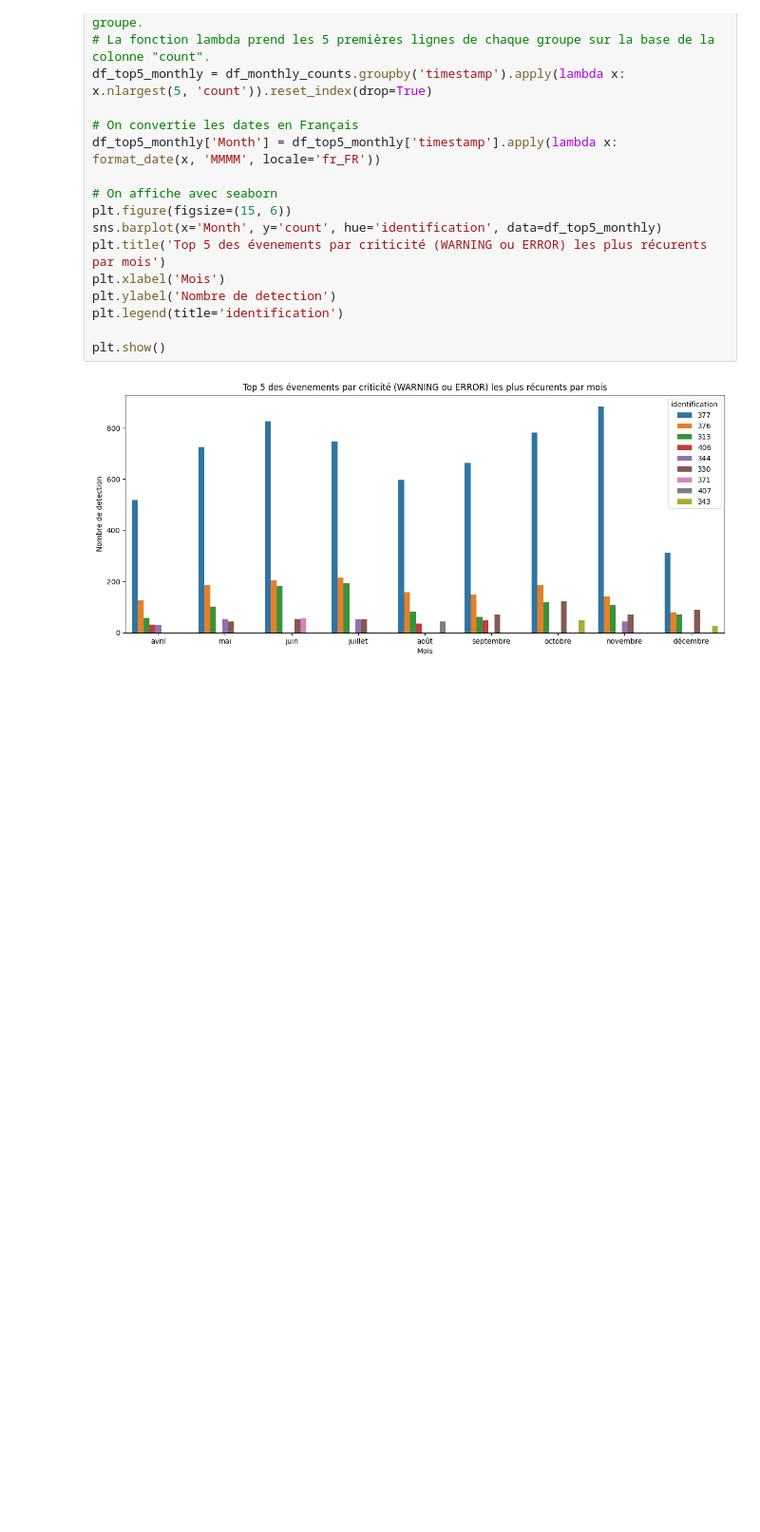
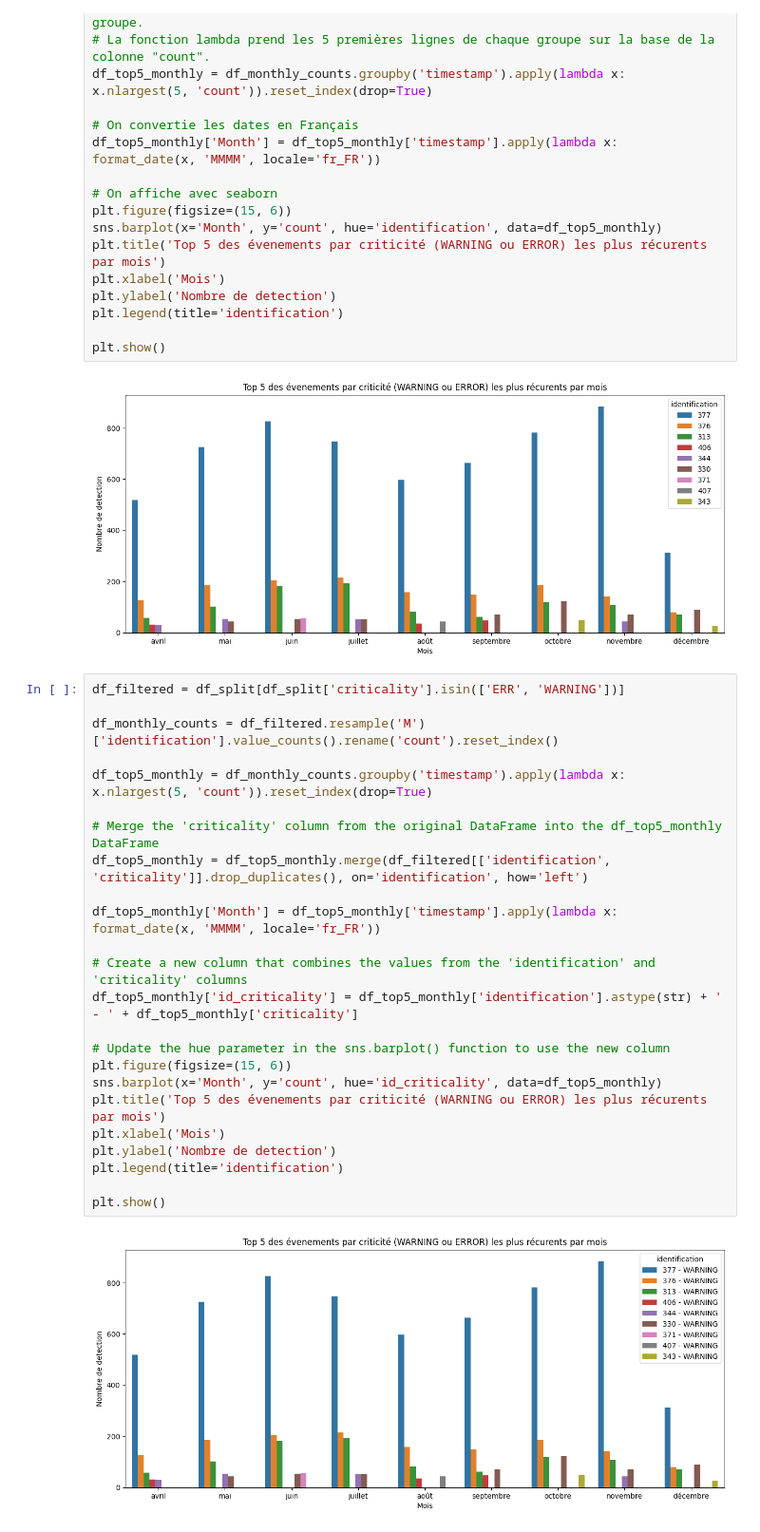
Before and after one commit to AranOribu/Prediction-Erreur-JetVarnish3DEvo, a Jupyter notebook: notebooks/data_explo_metrics_events_Allan.ipynb, the cells around one changed output. Shown at 95% size. Cells and saved outputs as stored; diff of their text form; blank space fills up the shorter version.

Commit message:
fix : data_explo_metrics_events_Allan updated

```diff
--- a/notebooks/data_explo_metrics_events_Allan.ipynb
+++ b/notebooks/data_explo_metrics_events_Allan.ipynb
@@ -202,3 +202,29 @@ plt.legend(title='identification')
 plt.show()
 # %% [output]
 [figure]
+# %%
+df_filtered = df_split[df_split['criticality'].isin(['ERR', 'WARNING'])]
+
+df_monthly_counts = df_filtered.resample('M')['identification'].value_counts().rename('count').reset_index()
+
+df_top5_monthly = df_monthly_counts.groupby('timestamp').apply(lambda x: x.nlargest(5, 'count')).reset_index(drop=True)
+
+# Merge the 'criticality' column from the original DataFrame into the df_top5_monthly DataFrame
+df_top5_monthly = df_top5_monthly.merge(df_filtered[['identification', 'criticality']].drop_duplicates(), on='identification', how='left')
+
+df_top5_monthly['Month'] = df_top5_monthly['timestamp'].apply(lambda x: format_date(x, 'MMMM', locale='fr_FR'))
+
+# Create a new column that combines the values from the 'identification' and 'criticality' columns
+df_top5_monthly['id_criticality'] = df_top5_monthly['identification'].astype(str) + ' - ' + df_top5_monthly['criticality']
+
+# Update the hue parameter in the sns.barplot() function to use the new column
+plt.figure(figsize=(15, 6))
+sns.barplot(x='Month', y='count', hue='id_criticality', data=df_top5_monthly)
+plt.title('Top 5 des évenements par criticité (WARNING ou ERROR) les plus récurents par mois')
+plt.xlabel('Mois')
+plt.ylabel('Nombre de detection')
+plt.legend(title='identification')
+
+plt.show()
+# %% [output]
+[figure, added]
```
Also changed, not shown: parts of 4 cells of this notebook.
